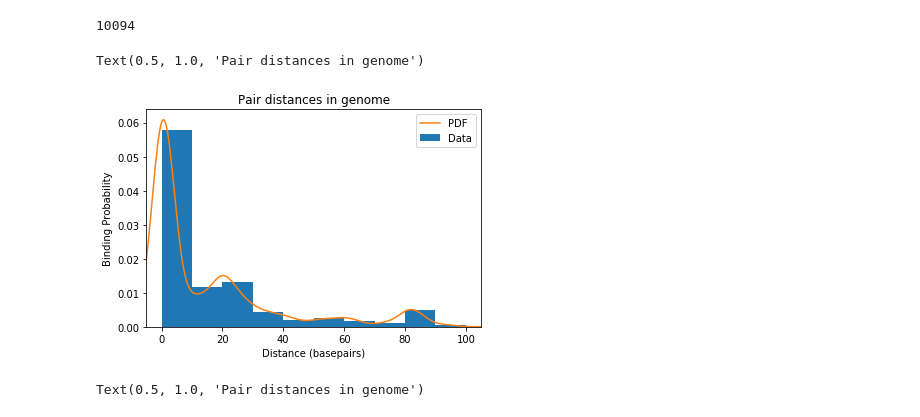
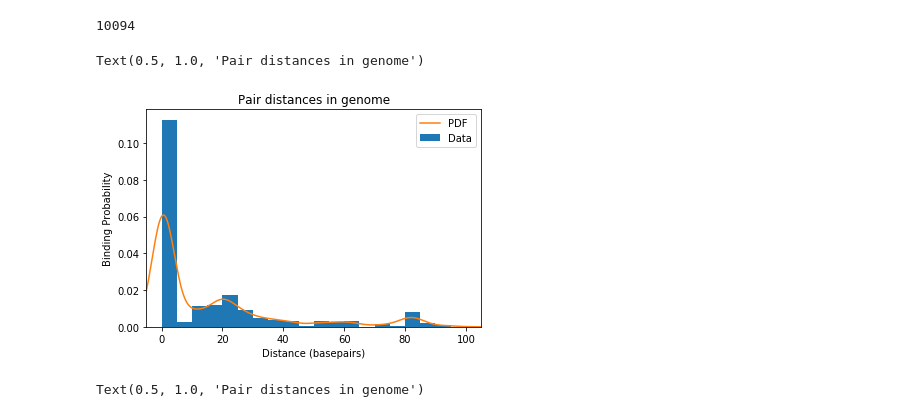
Before and after one commit to kundajelab/pho4, a Jupyter notebook: imp_pair_analysis_PBexoCbf1_profile.ipynb, the cells around one changed output. Cells and saved outputs as stored; diff of their text form; code cells hidden in the pictures.

```diff
--- a/imp_pair_analysis_PBexoCbf1_profile.ipynb
+++ b/imp_pair_analysis_PBexoCbf1_profile.ipynb
@@ -152,7 +152,7 @@ plt.show()
 [figure]
 # %%
 hit_locations = list(zip(*np.nonzero(threshold_passers)))
-num_to_viz = 5
+num_to_viz = 3
 for (seq_idx, hit_pos) in hit_locations[:num_to_viz]:
     print("cosine similarity:", masked_cosine_sim[seq_idx,hit_pos],
           "sum scores:", sum_scores[seq_idx, hit_pos])
@@ -233,19 +247,19 @@ len(distances)
 # %%
 import scipy.stats as st
 
-plt.hist(distances, density=True, bins=10, label="Data")
+plt.hist(distances, density=True, bins=20, label="Data")
 mn, mx = plt.xlim()
 plt.xlim(mn, mx)
 kde_xs = np.linspace(mn, mx, 301)
 kde = st.gaussian_kde(distances)
 plt.plot(kde_xs, kde.pdf(kde_xs), label="PDF")
 plt.legend(loc="upper right")
 plt.ylabel('Binding Probability')
 plt.xlabel('Distance (basepairs)')
 plt.title("Pair distances in genome")
 # %% [output]
 Text(0.5, 1.0, 'Pair distances in genome')
-[figure, old version]
+[figure, new version]
 # %%
 plt.hist(distances, density=False, bins=20, label="Data")
 plt.ylabel('Binding Instances')
```
Also changed, not shown: parts of 5 cells of this notebook, 1 other file.
